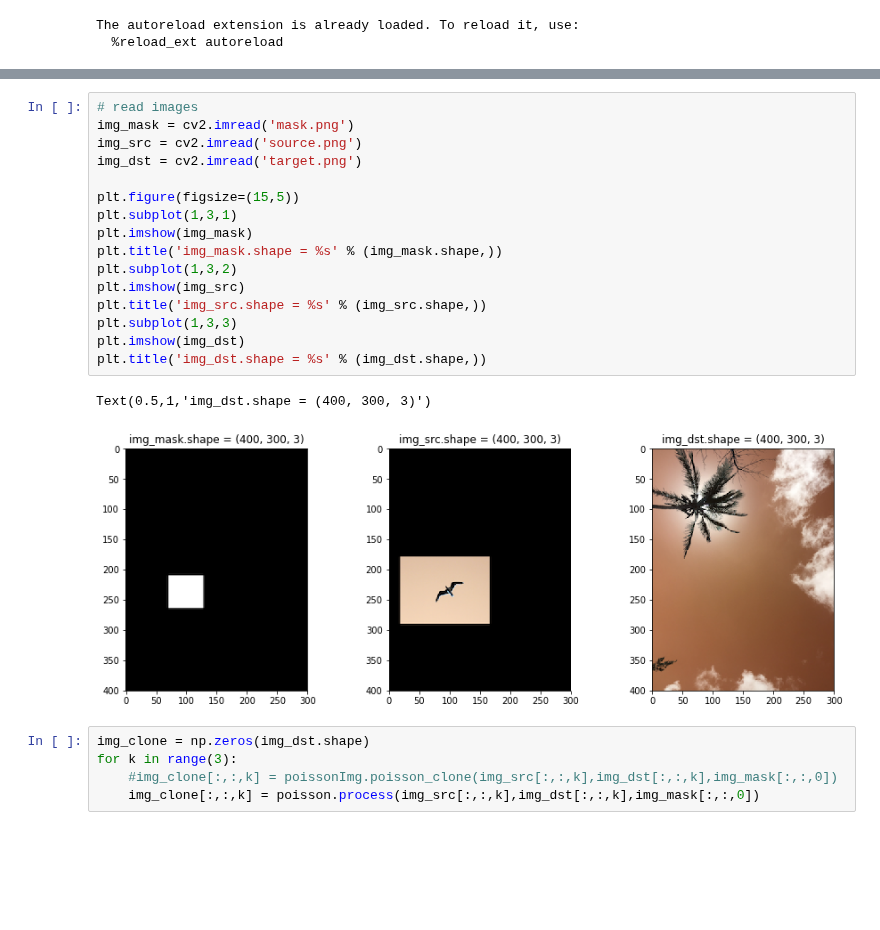
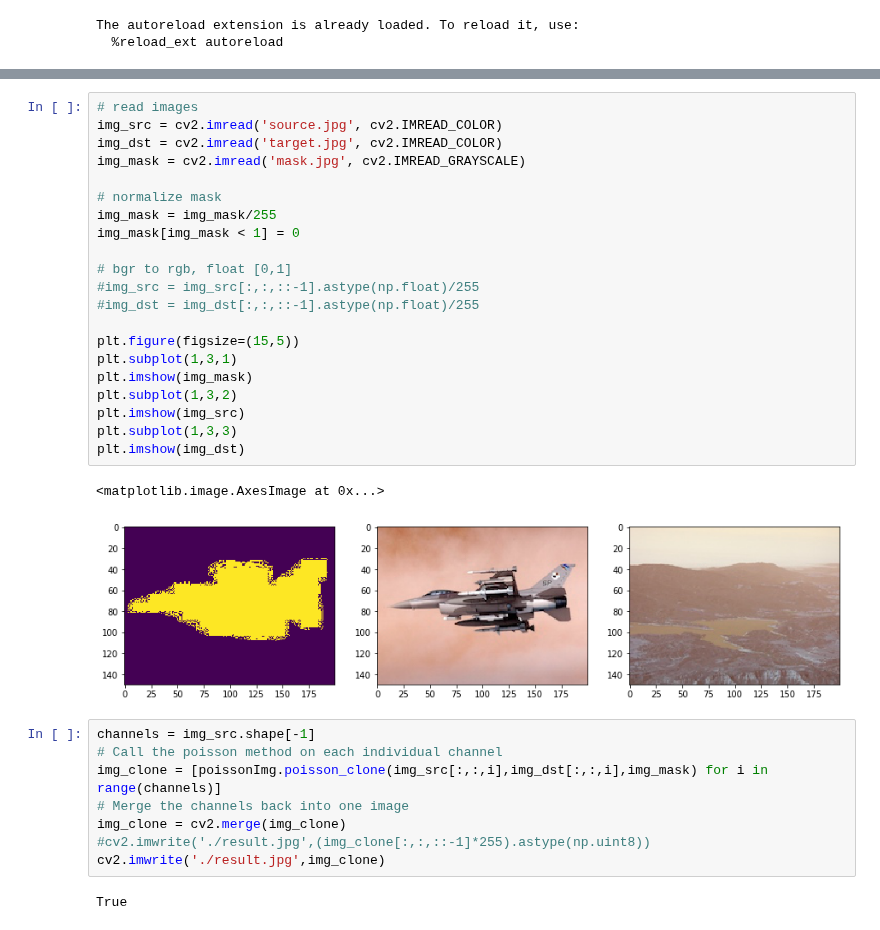
Before and after one commit to longle2718/fundaCS, a Jupyter notebook: poissonImg/poissonImg.ipynb, the cells around one changed output, grey strips where cells are left out. Drawn from its saved outputs; the diff is of its cells as text; blank space fills up the shorter version.

Commit message:
bit match 2 poisson implementations, yet the IQ result is not yet satisfactory

```diff
--- a/poissonImg/poissonImg.ipynb
+++ b/poissonImg/poissonImg.ipynb
@@ -13,26 +32,36 @@ The autoreload extension is already loaded. To reload it, use:
 # %%
 # read images
-img_mask = cv2.imread('mask.png')
-img_src = cv2.imread('source.png')
-img_dst = cv2.imread('target.png')
+img_src = cv2.imread('source.jpg', cv2.IMREAD_COLOR)
+img_dst = cv2.imread('target.jpg', cv2.IMREAD_COLOR)
+img_mask = cv2.imread('mask.jpg', cv2.IMREAD_GRAYSCALE)
+
+# normalize mask
+img_mask = img_mask/255
+img_mask[img_mask < 1] = 0
+
+# bgr to rgb, float [0,1]
+#img_src = img_src[:,:,::-1].astype(np.float)/255
+#img_dst = img_dst[:,:,::-1].astype(np.float)/255
 
 plt.figure(figsize=(15,5))
 plt.subplot(1,3,1)
 plt.imshow(img_mask)
-plt.title('img_mask.shape = %s' % (img_mask.shape,))
 plt.subplot(1,3,2)
 plt.imshow(img_src)
-plt.title('img_src.shape = %s' % (img_src.shape,))
 plt.subplot(1,3,3)
 plt.imshow(img_dst)
-plt.title('img_dst.shape = %s' % (img_dst.shape,))
 # %% [output]
-Text(0.5,1,'img_dst.shape = (400, 300, 3)')
+<matplotlib.image.AxesImage at 0x...>
-[figure, old version]
+[figure, new version]
-# %%
-img_clone = np.zeros(img_dst.shape)
-for k in range(3):
-    #img_clone[:,:,k] = poissonImg.poisson_clone(img_src[:,:,k],img_dst[:,:,k],img_mask[:,:,0])
-    img_clone[:,:,k] = poisson.process(img_src[:,:,k],img_dst[:,:,k],img_mask[:,:,0])
+# %%
+channels = img_src.shape[-1]
+# Call the poisson method on each individual channel
+img_clone = [poissonImg.poisson_clone(img_src[:,:,i],img_dst[:,:,i],img_mask) for i in range(channels)]
+# Merge the channels back into one image
+img_clone = cv2.merge(img_clone)
+#cv2.imwrite('./result.jpg',(img_clone[:,:,::-1]*255).astype(np.uint8))
+cv2.imwrite('./result.jpg',img_clone)
+# %% [output]
+True
 # %%
 plt.figure(figsize=(5,5))
```
Also changed, not shown: parts of 3 cells of this notebook, 2 other files.
